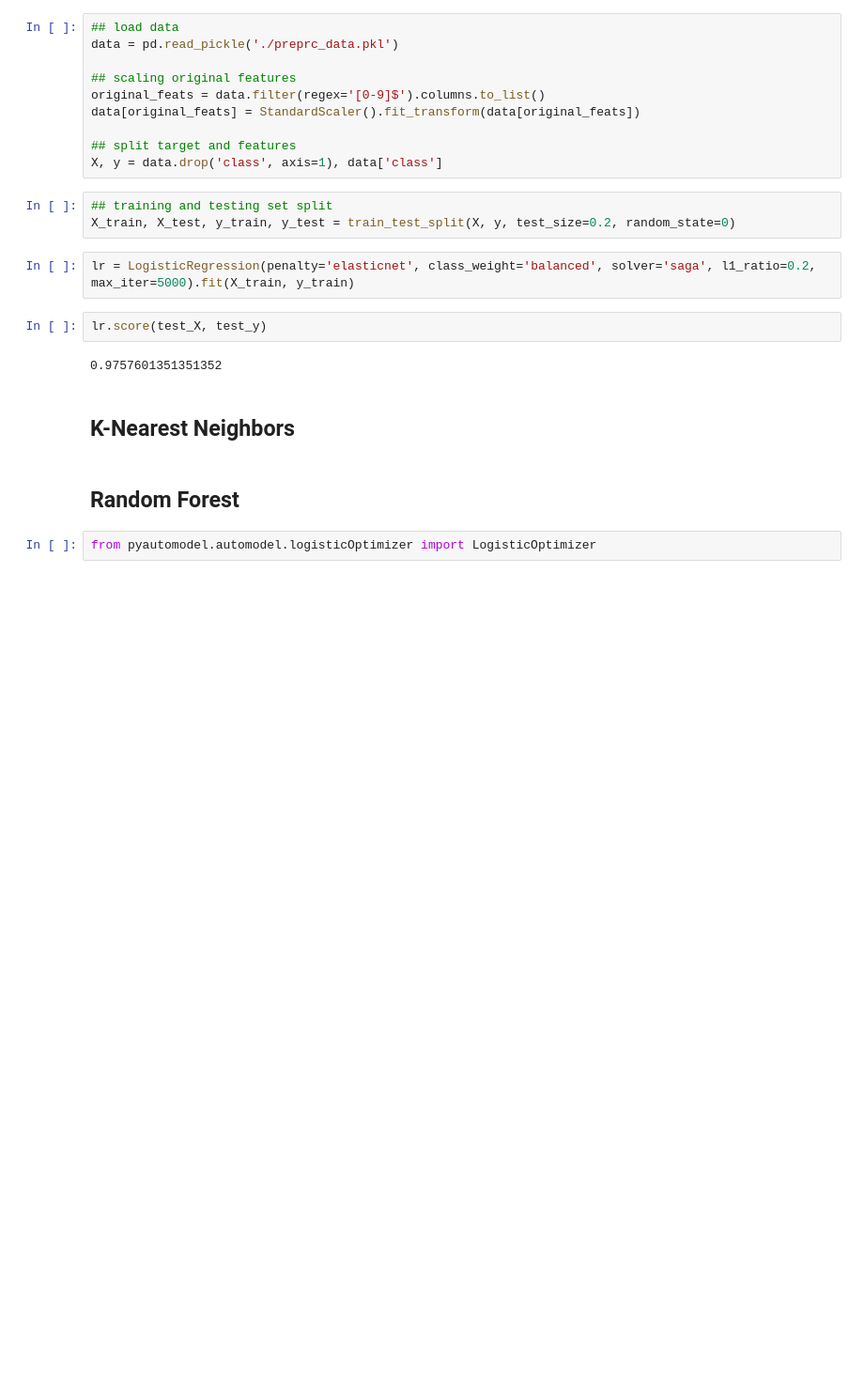
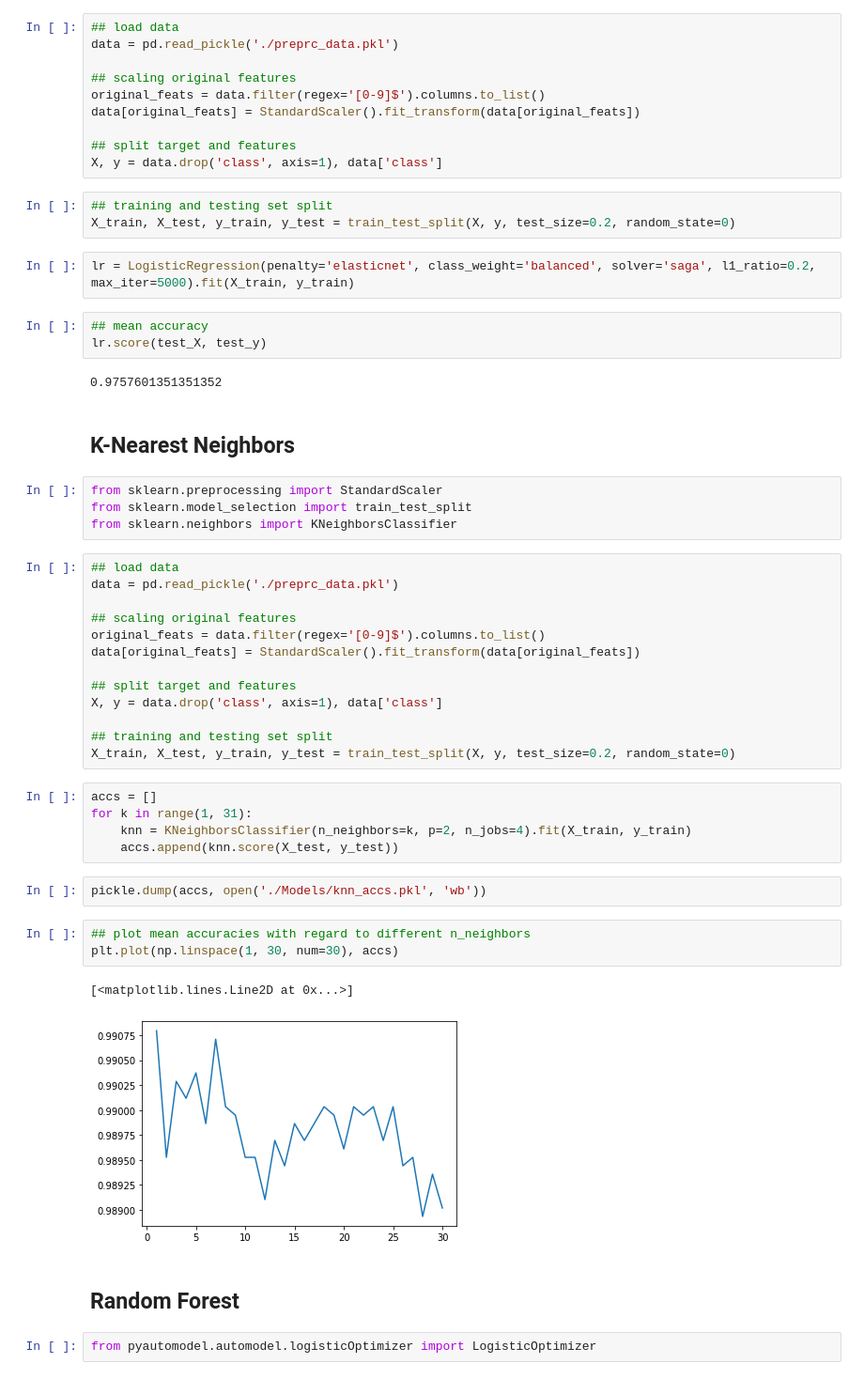
Before and after one commit to kikixie95/Data-Mining-Final-project, a Jupyter notebook: Final-project.ipynb, the cells around one changed output. Shown: that part at 94% size. Cells and saved outputs as stored; diff of their text form; blank space fills up the shorter version.

```diff
--- a/Final-project.ipynb
+++ b/Final-project.ipynb
@@ -136,11 +136,42 @@ X_train, X_test, y_train, y_test = train_test_split(X, y, test_size=0.2, random_
 # %%
 lr = LogisticRegression(penalty='elasticnet', class_weight='balanced', solver='saga', l1_ratio=0.2, max_iter=5000).fit(X_train, y_train)
 # %%
+## mean accuracy
 lr.score(test_X, test_y)
 # %% [output]
 0.9757601351351352
 # %% [markdown]
 ## K-Nearest Neighbors
+# %%
+from sklearn.preprocessing import StandardScaler
+from sklearn.model_selection import train_test_split
+from sklearn.neighbors import KNeighborsClassifier
+# %%
+## load data
+data = pd.read_pickle('./preprc_data.pkl')
+
+## scaling original features
+original_feats = data.filter(regex='[0-9]$').columns.to_list()
+data[original_feats] = StandardScaler().fit_transform(data[original_feats])
+
+## split target and features
+X, y = data.drop('class', axis=1), data['class']
+
+## training and testing set split
+X_train, X_test, y_train, y_test = train_test_split(X, y, test_size=0.2, random_state=0)
+# %%
+accs = []
+for k in range(1, 31):
+    knn = KNeighborsClassifier(n_neighbors=k, p=2, n_jobs=4).fit(X_train, y_train)
+    accs.append(knn.score(X_test, y_test))
+# %%
+pickle.dump(accs, open('./Models/knn_accs.pkl', 'wb'))
+# %%
+## plot mean accuracies with regard to different n_neighbors
+plt.plot(np.linspace(1, 30, num=30), accs)
+# %% [output]
+[<matplotlib.lines.Line2D at 0x...>]
+[figure, added]
 # %% [markdown]
 ## Random Forest
 # %%
```
Also changed, not shown: 1 other file.
